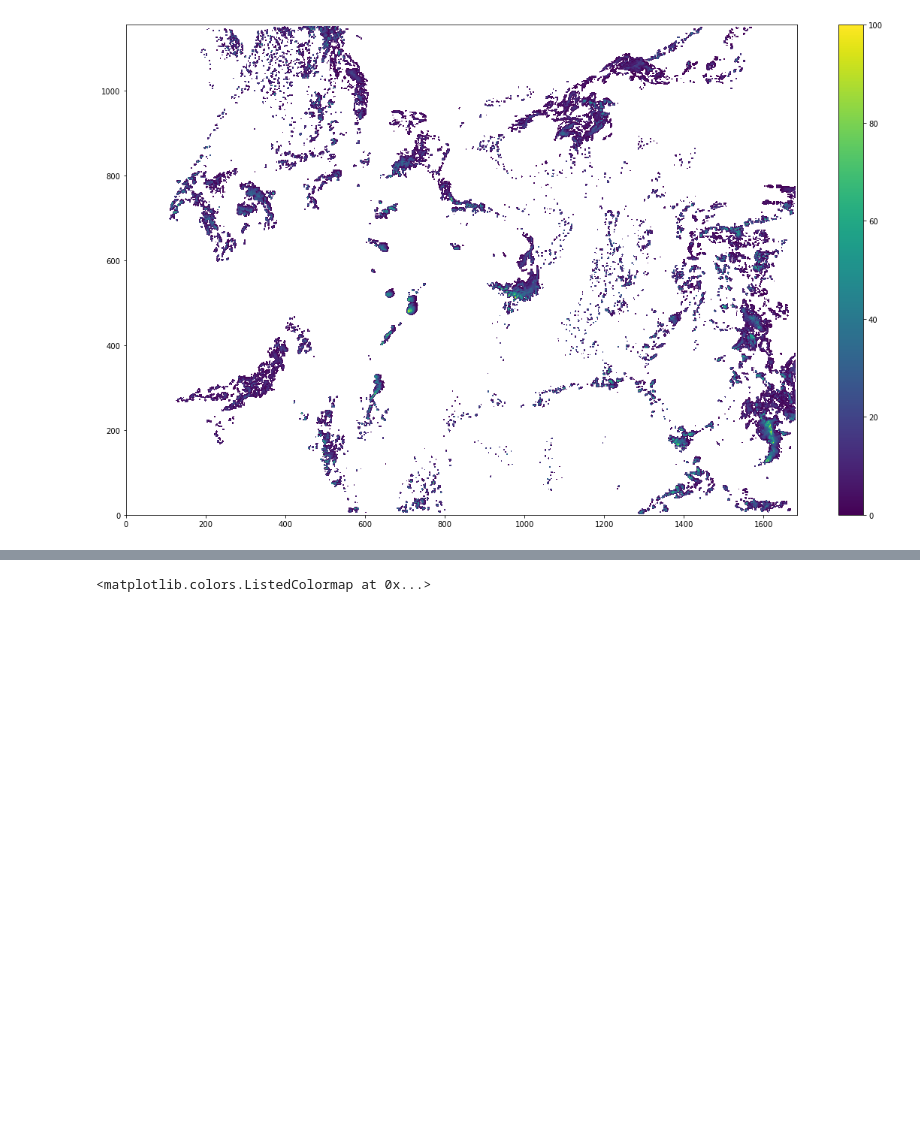
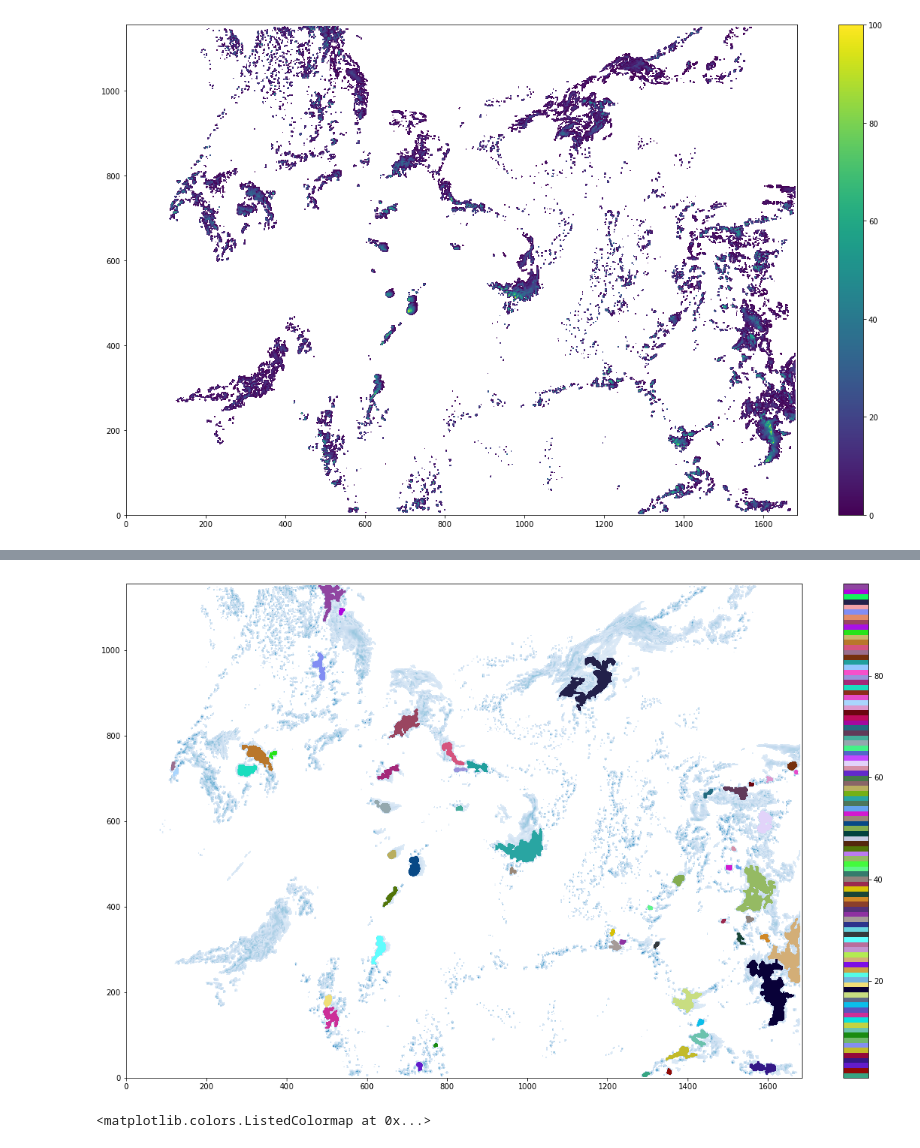
Before and after one commit to djgagne/hagelslag, a Jupyter notebook: demos/ew_updates.ipynb, the cells around one changed output, grey strips where cells are left out. Drawn from its saved outputs; the diff is of its cells as text; code cells hidden in the pictures; blank space fills up the shorter version.

```diff
--- a/demos/ew_updates.ipynb
+++ b/demos/ew_updates.ipynb
@@ -65,0 +139,3 @@ plt.colorbar()
+# %%
+hyst = Hysteresis2(20, 35)
+h_labels = hyst.label(gaussian_filter(data, 2))
@@ -66,3 +154,15 @@ plt.colorbar()
+# %%
+plt.figure(figsize=(20, 12))
+pc = plt.pcolormesh(np.ma.array(data, mask=data<10), vmin=0, vmax=80, cmap="Blues")
+cm = ListedColormap(np.random.random(size=(h_labels.max(), 3)).tolist())
+
+plt.pcolormesh(np.ma.array(h_labels, mask=h_labels <= 0), cmap=cm)
+#plt.xlim(200, 400)
+#plt.ylim(200, 500)
+plt.colorbar()
+plt.savefig("hyst_out.png", dpi=200, bbox_inches="tight")
+# %% [output]
+[figure, added]
 # %%
 labels = label_storm_objects(scaled_data, "ew", 1, 20, min_area=1, max_area=20, max_range=20)
 # %%
```
Also changed, not shown: parts of 4 cells of this notebook, 1 other file.
